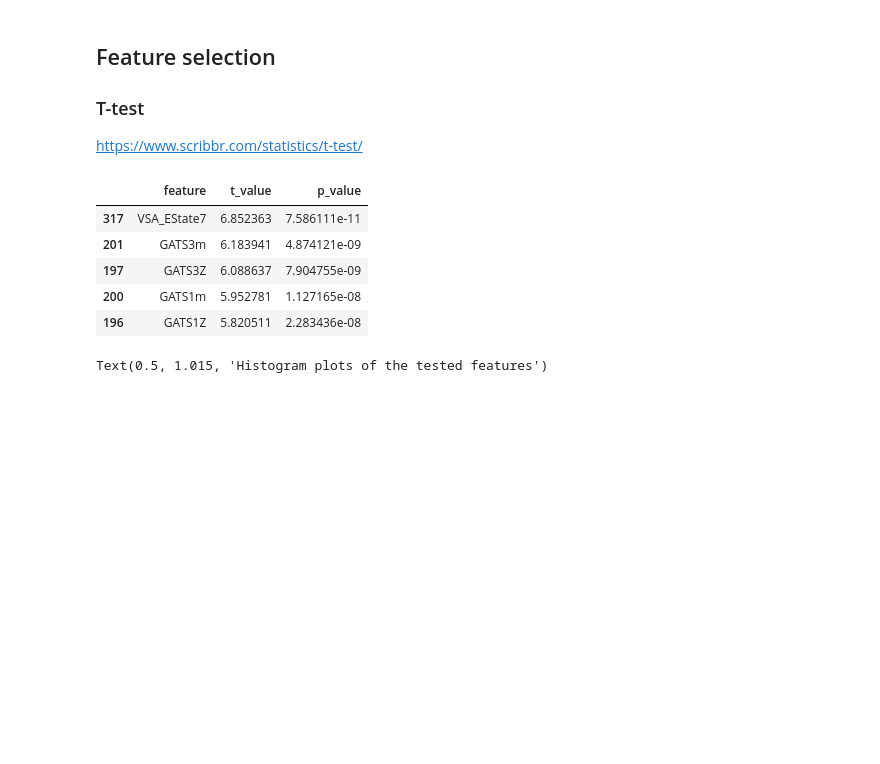
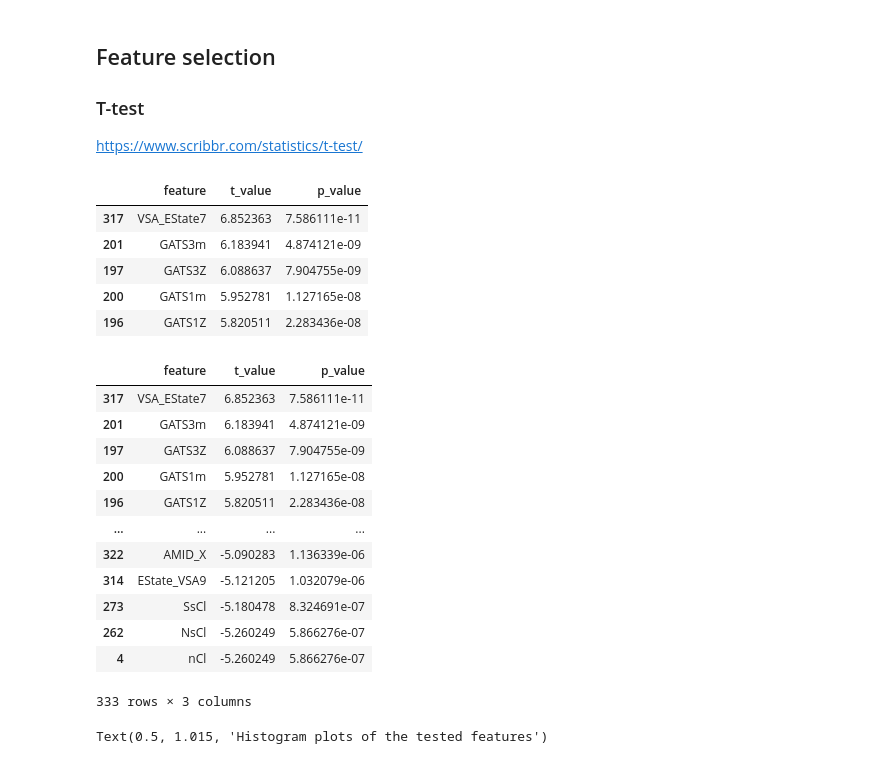
Before and after one commit to caiocrocha/SarsCov2Classifier, a Jupyter notebook: notebooks/ML.ipynb, the cells around one changed output. Drawn from its saved outputs; the diff is of its cells as text; code cells hidden in the pictures; blank space fills up the shorter version.

```diff
--- a/notebooks/ML.ipynb
+++ b/notebooks/ML.ipynb
@@ -214,6 +215,22 @@ ttest.head()
 | 197 | GATS3Z | 6.088637 | 7.904755e-09 |
 | 200 | GATS1m | 5.952781 | 1.127165e-08 |
 | 196 | GATS1Z | 5.820511 | 2.283436e-08 |
+# %%
+ttest
+# %% [output]
+|  | feature | t_value | p_value |
+| 317 | VSA_EState7 | 6.852363 | 7.586111e-11 |
+| 201 | GATS3m | 6.183941 | 4.874121e-09 |
+| 197 | GATS3Z | 6.088637 | 7.904755e-09 |
+| 200 | GATS1m | 5.952781 | 1.127165e-08 |
+| 196 | GATS1Z | 5.820511 | 2.283436e-08 |
+| ... | ... | ... | ... |
+| 322 | AMID_X | -5.090283 | 1.136339e-06 |
+| 314 | EState_VSA9 | -5.121205 | 1.032079e-06 |
+| 273 | SsCl | -5.180478 | 8.324691e-07 |
+| 262 | NsCl | -5.260249 | 5.866276e-07 |
+| 4 | nCl | -5.260249 | 5.866276e-07 |
+333 rows × 3 columns
 # %%
 melt = pd.melt(training, id_vars=['CID','activity'], value_vars=features)
 g = sns.FacetGrid(data=melt, col='variable', sharex=False, sharey=False, col_wrap=4)
```
Also changed, not shown: parts of 1 cell of this notebook, 7 other files.
